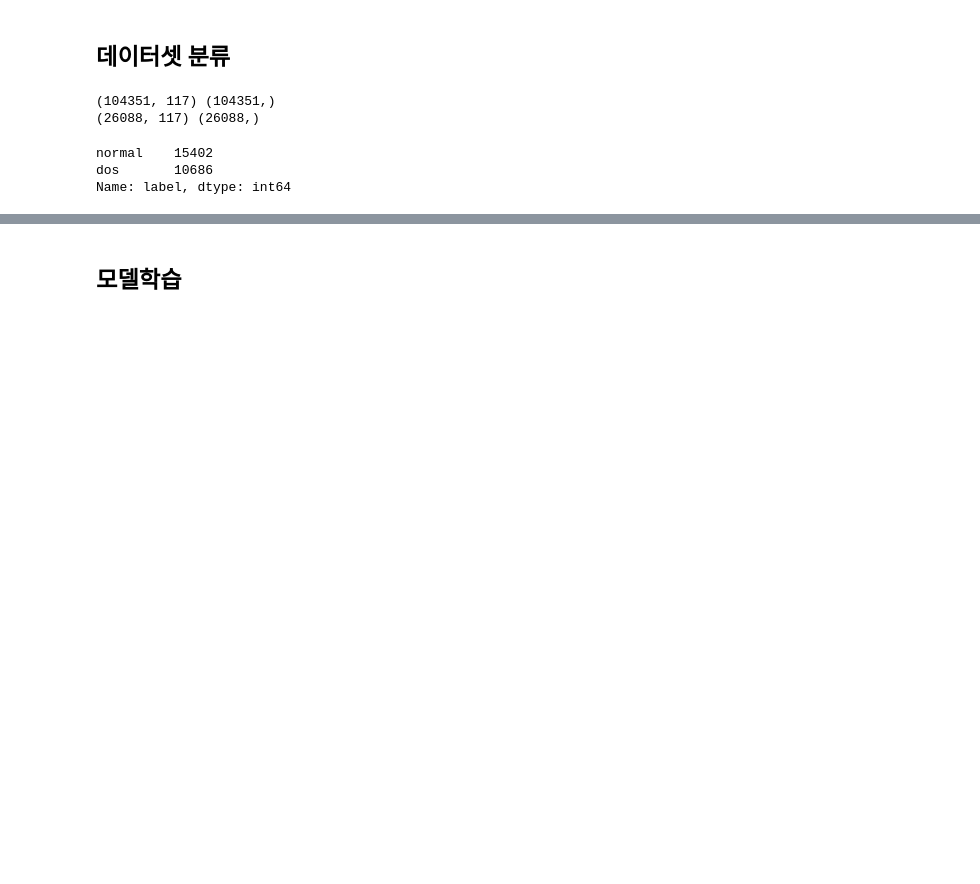
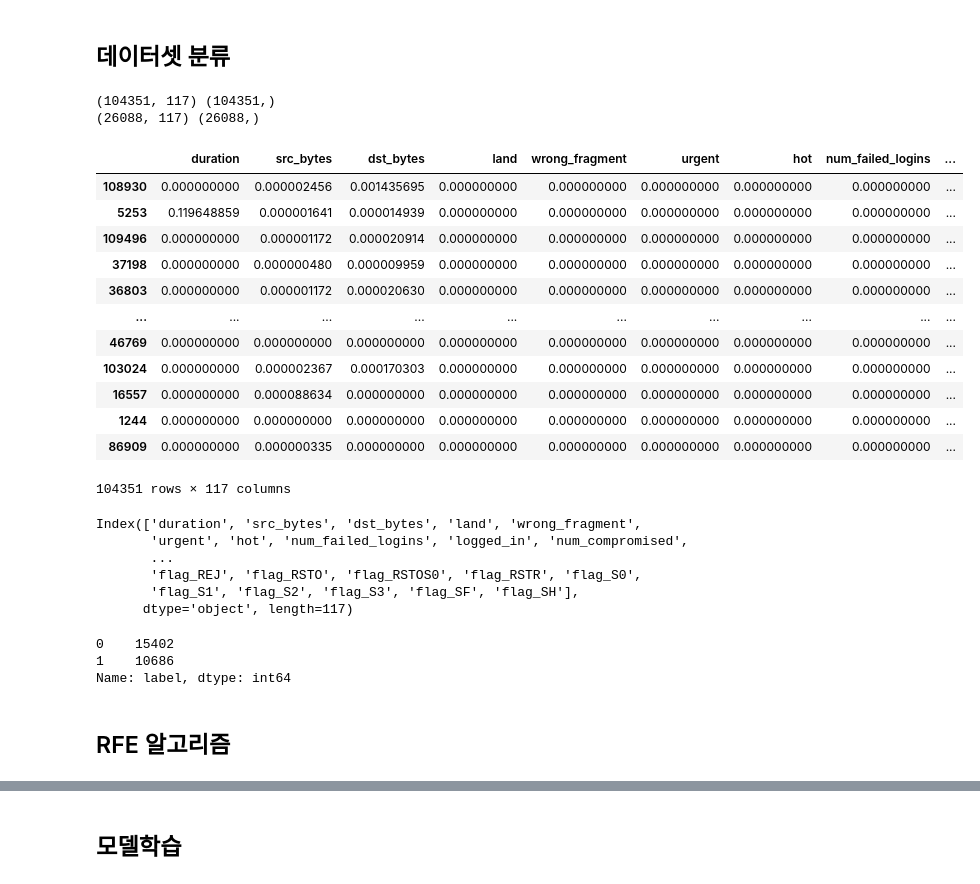
Before and after one commit to bomul0417/study, a Jupyter notebook: NIDS_Project/KDD(Dos)_Preprocessing.ipynb, the cells around one changed output, grey strips where cells are left out. Drawn from its saved outputs; the diff is of its cells as text; code cells hidden in the pictures; blank space fills up the shorter version.

```diff
--- a/NIDS_Project/KDD(Dos)_Preprocessing.ipynb
+++ b/NIDS_Project/KDD(Dos)_Preprocessing.ipynb
@@ -102,11 +104,13 @@ newdf.to_csv("New_NSL-KDD.csv", mode='w')
 # %% [markdown]
 # 공격타입 지정
 # %%
-dfdos = newdf.replace(['apache2', 'back', 'land', 'mailbomb', 'neptune', 'pod', 'processtable', 'smurf', 'teardrop', 'udpstorm'], 'dos')
-dfr2l = dfdos.replace(['ftp_write', 'guess_passwd', 'imap', 'multihop', 'named', 'phf', 'sendmail', 'snmpgetattack', 'snmpguess', 'warezmaster', 'worm', 'xlock' ,'xsnoop', 'httptunnel', 'warezclient', 'spy'], 'r2l')
-dfu2r = dfr2l.replace(['buffer_overflow', 'loadmodule', 'perl', 'rootkit', 'ps', 'sqlattack', 'xterm'], 'u2r')
-dfprobe = dfu2r.replace(['ipsweep', 'mscan', 'nmap', 'portsweep', 'saint', 'satan'], 'probe')
-df_type = dfprobe
+# 0:normal, 1:dos, 2:probe, 3:r2l, 4:u2r
+dfdos = newdf.replace(['apache2', 'back', 'land', 'mailbomb', 'neptune', 'pod', 'processtable', 'smurf', 'teardrop', 'udpstorm'], 1)
+dfr2l = dfdos.replace(['ftp_write', 'guess_passwd', 'imap', 'multihop', 'named', 'phf', 'sendmail', 'snmpgetattack', 'snmpguess', 'warezmaster', 'worm', 'xlock' ,'xsnoop', 'httptunnel', 'warezclient', 'spy'], 3)
+dfu2r = dfr2l.replace(['buffer_overflow', 'loadmodule', 'perl', 'rootkit', 'ps', 'sqlattack', 'xterm'], 4)
+dfprobe = dfu2r.replace(['ipsweep', 'mscan', 'nmap', 'portsweep', 'saint', 'satan'], 2)
+dfnormal = dfprobe.replace(['normal'], 0)
+df_type = dfnormal
 df_type
 # %% [output]
 |  | duration | protocol_type | service | flag | src_bytes | dst_bytes | land | wrong_fragment | urgent | ... |
@@ -135,7 +139,7 @@ dtype: int64
 # %% [markdown]
 'Dos', 'Normal' 값만 추출
 # %%
-condition = (df_type.label == 'normal') | (df_type.label == 'dos') #| (df_type.label == 'probe') | (df_type.label == 'r2l') | (df_type.label == 'u2r')
+condition = (df_type.label == 0) | (df_type.label == 1) #| (df_type.label == 'probe') | (df_type.label == 'r2l') | (df_type.label == 'u2r')
 df_dos = df_type[condition]
 df_dos = df_dos.reset_index(drop=True)
 df_dos
@@ -454,6 +501,33 @@ y_test=yoh_test.head(200)
+# %%
+xoh
+# %% [output]
+|  | duration | src_bytes | dst_bytes | land | wrong_fragment | urgent | hot | num_failed_logins | ... |
+| 108930 | 0.000000000 | 0.000002456 | 0.001435695 | 0.000000000 | 0.000000000 | 0.000000000 | 0.000000000 | 0.000000000 | ... |
+| 5253 | 0.119648859 | 0.000001641 | 0.000014939 | 0.000000000 | 0.000000000 | 0.000000000 | 0.000000000 | 0.000000000 | ... |
+| 109496 | 0.000000000 | 0.000001172 | 0.000020914 | 0.000000000 | 0.000000000 | 0.000000000 | 0.000000000 | 0.000000000 | ... |
+| 37198 | 0.000000000 | 0.000000480 | 0.000009959 | 0.000000000 | 0.000000000 | 0.000000000 | 0.000000000 | 0.000000000 | ... |
+| 36803 | 0.000000000 | 0.000001172 | 0.000020630 | 0.000000000 | 0.000000000 | 0.000000000 | 0.000000000 | 0.000000000 | ... |
+| ... | ... | ... | ... | ... | ... | ... | ... | ... | ... |
+| 46769 | 0.000000000 | 0.000000000 | 0.000000000 | 0.000000000 | 0.000000000 | 0.000000000 | 0.000000000 | 0.000000000 | ... |
+| 103024 | 0.000000000 | 0.000002367 | 0.000170303 | 0.000000000 | 0.000000000 | 0.000000000 | 0.000000000 | 0.000000000 | ... |
+| 16557 | 0.000000000 | 0.000088634 | 0.000000000 | 0.000000000 | 0.000000000 | 0.000000000 | 0.000000000 | 0.000000000 | ... |
+| 1244 | 0.000000000 | 0.000000000 | 0.000000000 | 0.000000000 | 0.000000000 | 0.000000000 | 0.000000000 | 0.000000000 | ... |
+| 86909 | 0.000000000 | 0.000000335 | 0.000000000 | 0.000000000 | 0.000000000 | 0.000000000 | 0.000000000 | 0.000000000 | ... |
+104351 rows × 117 columns
+# %%
+xoh.columns
+# %% [output]
+Index(['duration', 'src_bytes', 'dst_bytes', 'land', 'wrong_fragment',
+       'urgent', 'hot', 'num_failed_logins', 'logged_in', 'num_compromised',
+       ...
+       'flag_REJ', 'flag_RSTO', 'flag_RSTOS0', 'flag_RSTR', 'flag_S0',
+       'flag_S1', 'flag_S2', 'flag_S3', 'flag_SF', 'flag_SH'],
+      dtype='object', length=117)
 # %%
 yoh_test.value_counts()
 # %% [output]
-normal    15402
-dos       10686
+0    15402
+1    10686
 Name: label, dtype: int64
+# %% [markdown]
+## RFE 알고리즘
```
Also changed, not shown: parts of 16 cells of this notebook.
